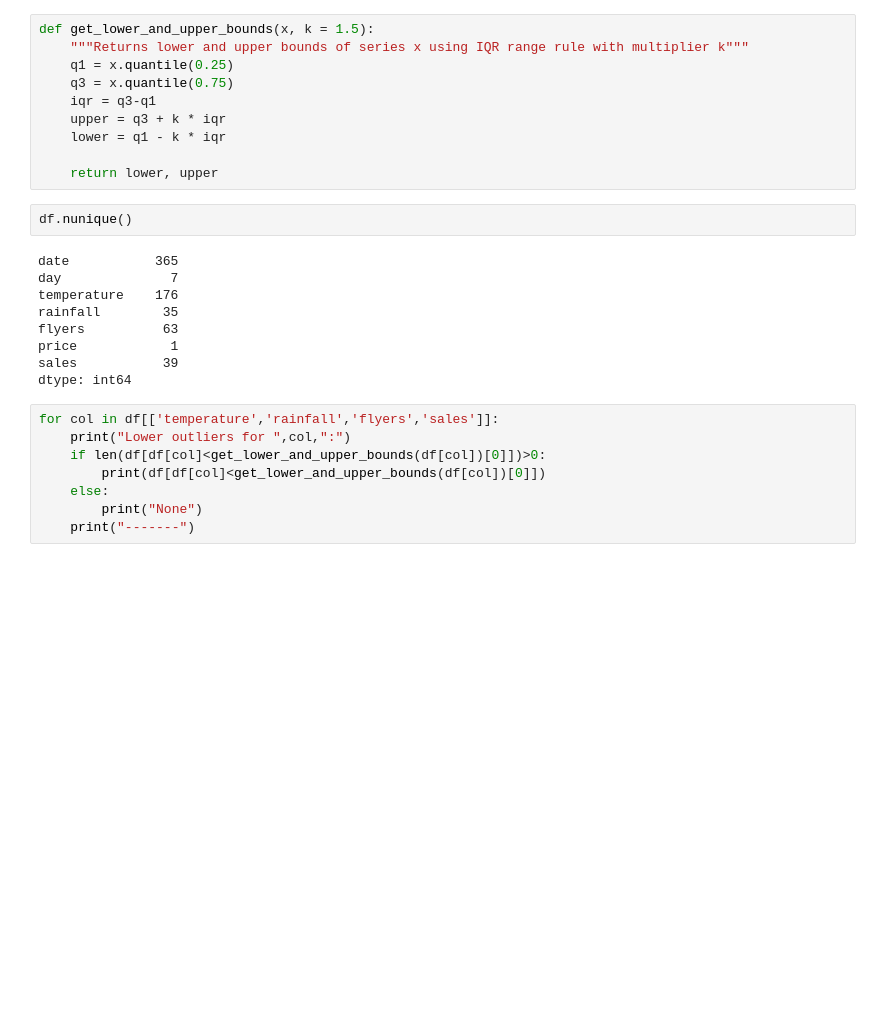
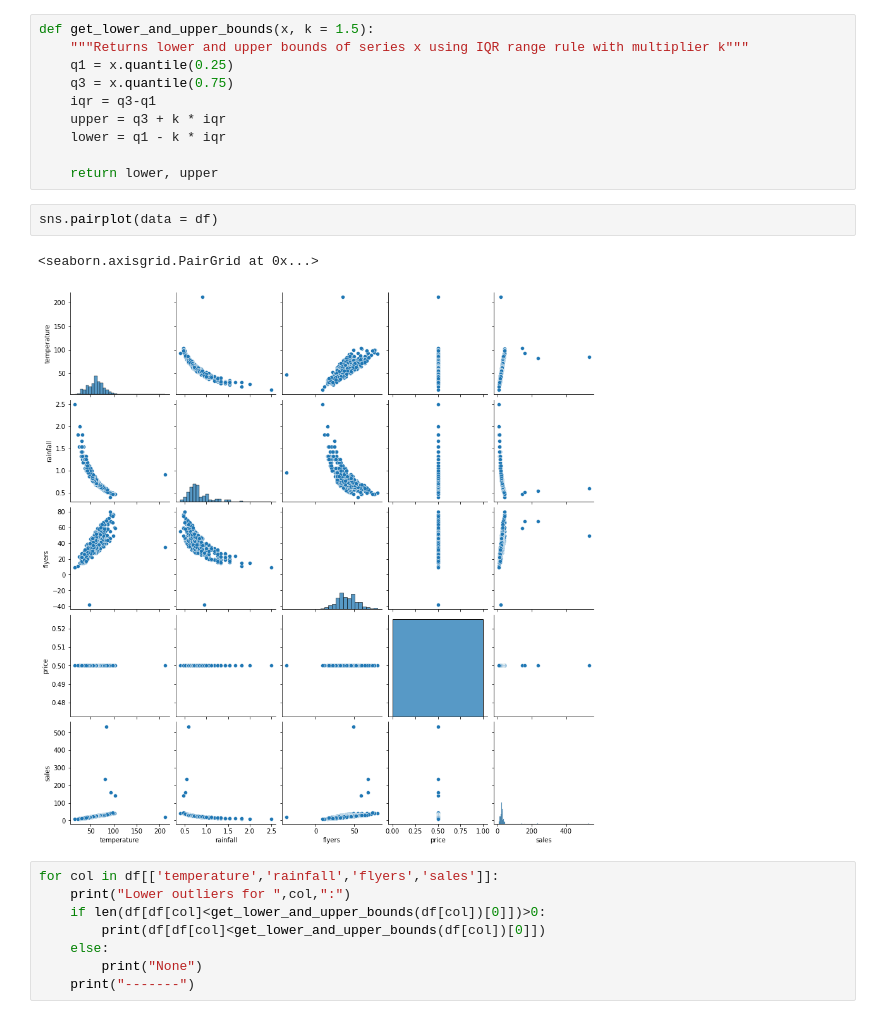
Before and after one commit to jesse-d-marder/anomaly-detection-exercises, a Jupyter notebook: continuous_probabilistic_methods.ipynb, the cells around one changed output. Drawn from its saved outputs; the diff is of its cells as text; blank space fills up the shorter version.

```diff
--- a/continuous_probabilistic_methods.ipynb
+++ b/continuous_probabilistic_methods.ipynb
@@ -18,16 +18,10 @@ def get_lower_and_upper_bounds(x, k = 1.5):
 
     return lower, upper
 # %%
-df.nunique()
+sns.pairplot(data = df)
 # %% [output]
-date           365
-day              7
-temperature    176
-rainfall        35
-flyers          63
-price            1
-sales           39
-dtype: int64
+<seaborn.axisgrid.PairGrid at 0x...>
+[figure, added]
 # %%
 for col in df[['temperature','rainfall','flyers','sales']]:
     print("Lower outliers for ",col,":")
```
Also changed, not shown: 1 other file.
